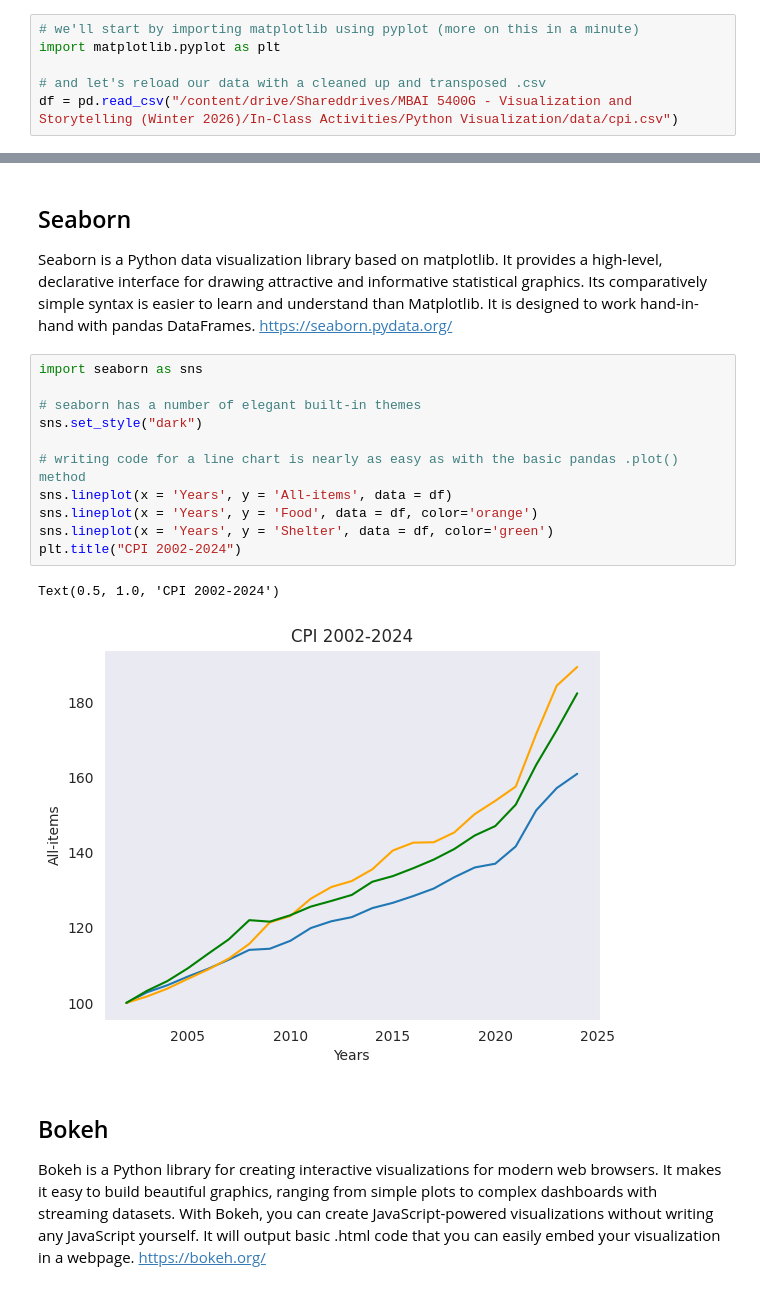
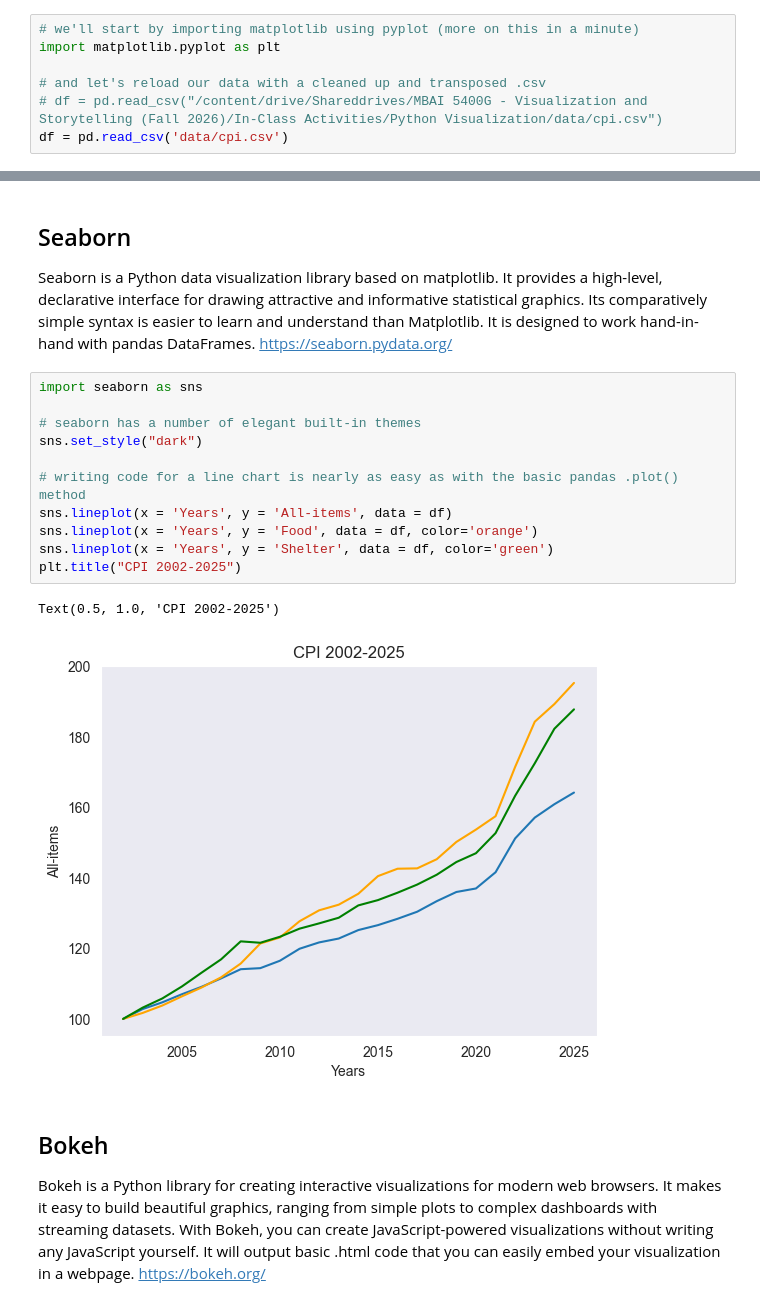
Before and after one commit to gbby/Teaching-Activities, a Jupyter notebook: Python_Visualization_Tutorial.ipynb, the cells around one changed output, grey strips where cells are left out. Cells and saved outputs as stored; diff of their text form.

Commit message:
Updated python visualization notebook for loading data outside of drive

```diff
--- a/Python_Visualization_Tutorial.ipynb
+++ b/Python_Visualization_Tutorial.ipynb
@@ -163,7 +162,8 @@ One nice thing about relying on pandas for data processing is that it also has b
 import matplotlib.pyplot as plt
 
 # and let's reload our data with a cleaned up and transposed .csv
-df = pd.read_csv("/content/drive/Shareddrives/MBAI 5400G - Visualization and Storytelling (Winter 2026)/In-Class Activities/Python Visualization/data/cpi.csv")
+# df = pd.read_csv("/content/drive/Shareddrives/MBAI 5400G - Visualization and Storytelling (Fall 2026)/In-Class Activities/Python Visualization/data/cpi.csv")
+df = pd.read_csv('data/cpi.csv')
 # %%
 df.head()
 # %% [output]
@@ -256,17 +256,17 @@ Seaborn is a Python data visualization library based on matplotlib. It provides
 # %%
 import seaborn as sns
 
 # seaborn has a number of elegant built-in themes
 sns.set_style("dark")
 
 # writing code for a line chart is nearly as easy as with the basic pandas .plot() method
 sns.lineplot(x = 'Years', y = 'All-items', data = df)
 sns.lineplot(x = 'Years', y = 'Food', data = df, color='orange')
 sns.lineplot(x = 'Years', y = 'Shelter', data = df, color='green')
-plt.title("CPI 2002-2024")
+plt.title("CPI 2002-2025")
 # %% [output]
-Text(0.5, 1.0, 'CPI 2002-2024')
+Text(0.5, 1.0, 'CPI 2002-2025')
-[figure, old version]
+[figure, new version]
 # %% [markdown]
 ## Bokeh
 
```
Also changed, not shown: parts of 20 cells of this notebook, 8 other files.
